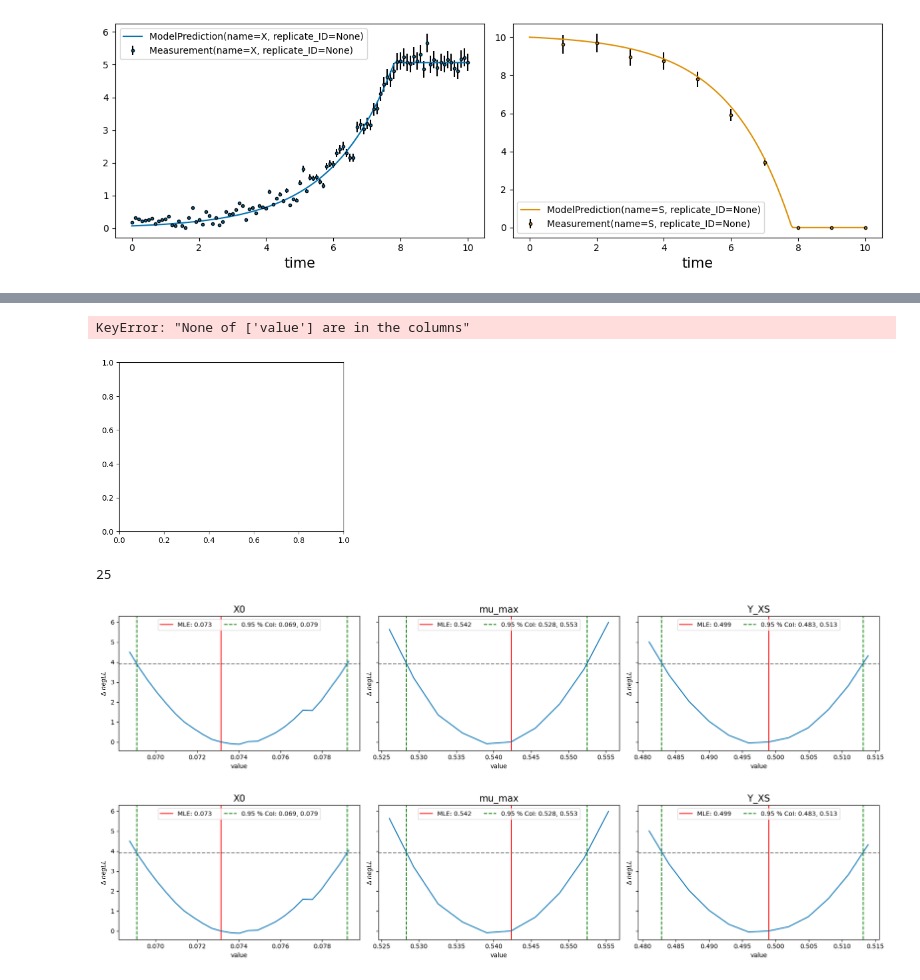
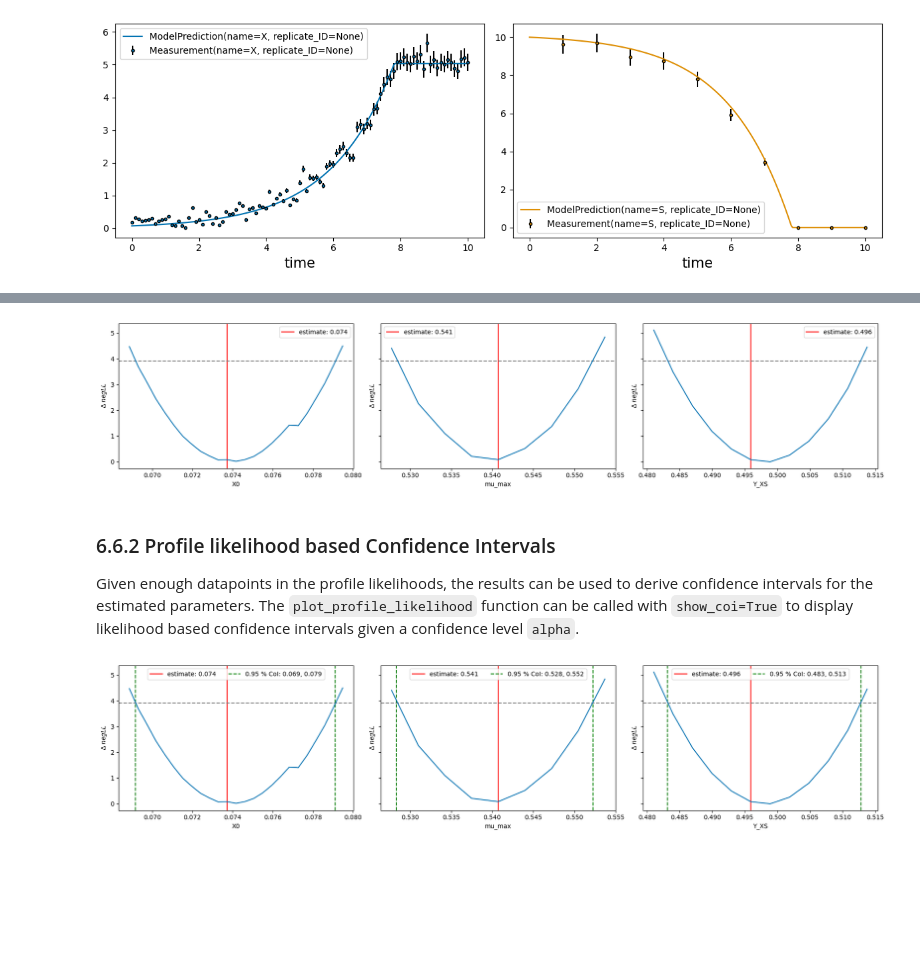
Before and after one commit to JuBiotech/estim8, a Jupyter notebook: examples/5. Parameter Identifiability - Profile Likelihood.ipynb, the cells around one changed output, grey strips where cells are left out. Drawn from its saved outputs; the diff is of its cells as text; code cells hidden in the pictures; blank space fills up the shorter version.

Commit message:
added full text to Notebook 5 and some improvements in visualization of profile likleihoods

```diff
--- a/examples/5. Parameter Identifiability - Profile Likelihood.ipynb
+++ b/examples/5. Parameter Identifiability - Profile Likelihood.ipynb
@@ -178,5 +147,4 @@ plt.plot(xvals, y_vals)
 # %%
-_ = visualization.plot_profile_likelihood(pl_result)
+_ = visualization.plot_profile_likelihood(pl_result, estimates, show_coi=False)
 # %% [output]
-KeyError: "None of ['value'] are in the columns"
-[figure, old version]
+[figure, new version]
@@ -269,4 +150,0 @@ def plot_profile_likelihood(pl_results, p_opt, estimator, alpha=0.05, show_coi=T
-# %%
-len(xvals)
-# %% [output]
-25
@@ -315,5 +151,8 @@ def approximate_confidence_interval(xvalues, negll_values, threshold):
+# %% [markdown]
+### 6.6.2 Profile likelihood based Confidence Intervals
+
+Given enough datapoints in the profile likelihoods, the results can be used to derive confidence intervals for the estimated parameters. The `plot_profile_likelihood` function can be called with `show_coi=True` to display likelihood based confidence intervals given a confidence level `alpha`.
 # %%
-plot_profile_likelihood(pl_result, estimates, estimator, alpha=0.05, show_coi=True)
+_ = visualization.plot_profile_likelihood(pl_result, estimates,  alpha=0.05, show_coi=True)
 # %% [output]
-[figure, old version]
+[figure, new version]
-[figure, removed]
```
Also changed, not shown: parts of 17 cells of this notebook, 2 other files.
